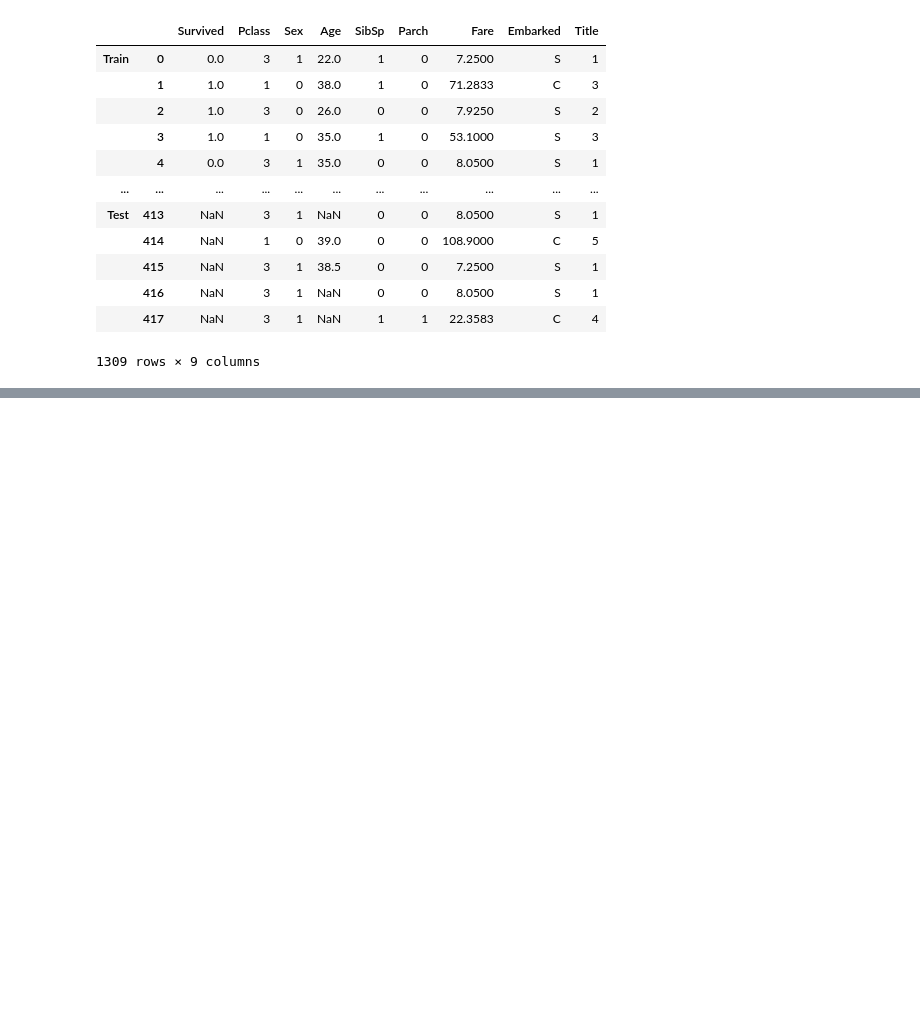
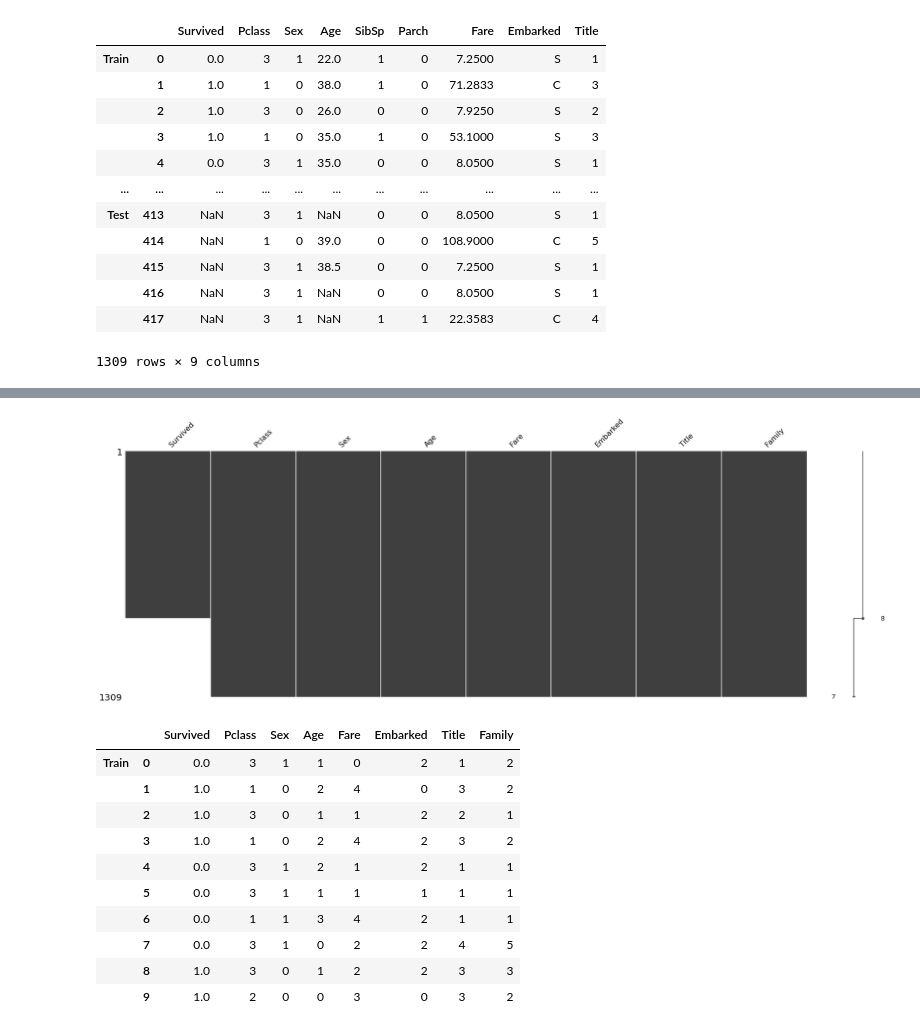
Before and after one commit to sethvfriesz/titanic_repository, a Jupyter notebook: Titanic.ipynb, the cells around one changed output, grey strips where cells are left out. Drawn from its saved outputs; the diff is of its cells as text; code cells hidden in the pictures; blank space fills up the shorter version.

```diff
--- a/Titanic.ipynb
+++ b/Titanic.ipynb
@@ -294,0 +307,4 @@ plt.show()
+# %%
+train_and_test['Family'] = 1 + train_and_test['SibSp']\
++ train_and_test['Parch']
+train_and_test.head(10)
@@ -294,0 +338,11 @@ plt.show()
+# %%
+train_and_test['Age_Range'] = pd.cut(train_and_test['Age'], 5)
+print(train_and_test[['Age_Range', 'Survived']].groupby(['Age_Range']\
+                                                  , as_index = False)\
+.mean().sort_values(by = 'Age_Range', ascending = True))
+
+train_and_test['Fare'].fillna(train_and_test['Fare'].dropna().median(), inplace = True)
+train_and_test['Fare_Range'] = pd.qcut(train_and_test['Fare'], 5)
+print(train_and_test[['Fare_Range', 'Survived']].groupby(['Fare_Range']\
+                                                  , as_index = False)\
+.mean().sort_values(by = 'Fare_Range', ascending = True))
@@ -294,0 +362,5 @@ plt.show()
+# %%
+le = LabelEncoder()
+train_and_test.loc[:,'Fare'] = le.fit_transform(train_and_test.loc[:,'Fare_Range'])
+train_and_test.loc[:,'Age'] = le.fit_transform(train_and_test.loc[:,'Age_Range'])
+train_and_test = train_and_test.drop(['Age_Range', 'SibSp', 'Parch','Fare_Range'], axis = 1)
@@ -294,0 +376,22 @@ plt.show()
+# %%
+train_and_test['Embarked'] = \
+train_and_test['Embarked'].fillna(train_and_test['Embarked'].dropna()\
+                                .mode()[0])
+train_and_test.loc[:,'Embarked'] = le.fit_transform(train_and_test.loc[:,'Embarked'])
+# %%
+missingno.matrix(train_and_test, figsize = (30,10))
+plt.show()
+train_and_test.head(10)
+# %% [output]
+[figure, added]
+|  |  | Survived | Pclass | Sex | Age | Fare | Embarked | Title | Family |
+| Train | 0 | 0.0 | 3 | 1 | 1 | 0 | 2 | 1 | 2 |
+|  | 1 | 1.0 | 1 | 0 | 2 | 4 | 0 | 3 | 2 |
+|  | 2 | 1.0 | 3 | 0 | 1 | 1 | 2 | 2 | 1 |
+|  | 3 | 1.0 | 1 | 0 | 2 | 4 | 2 | 3 | 2 |
+|  | 4 | 0.0 | 3 | 1 | 2 | 1 | 2 | 1 | 1 |
+|  | 5 | 0.0 | 3 | 1 | 1 | 1 | 1 | 1 | 1 |
+|  | 6 | 0.0 | 1 | 1 | 3 | 4 | 2 | 1 | 1 |
+|  | 7 | 0.0 | 3 | 1 | 0 | 2 | 2 | 4 | 5 |
+|  | 8 | 1.0 | 3 | 0 | 1 | 2 | 2 | 3 | 3 |
+|  | 9 | 1.0 | 2 | 0 | 0 | 3 | 0 | 3 | 2 |
```
Also changed, not shown: parts of 9 cells of this notebook.
